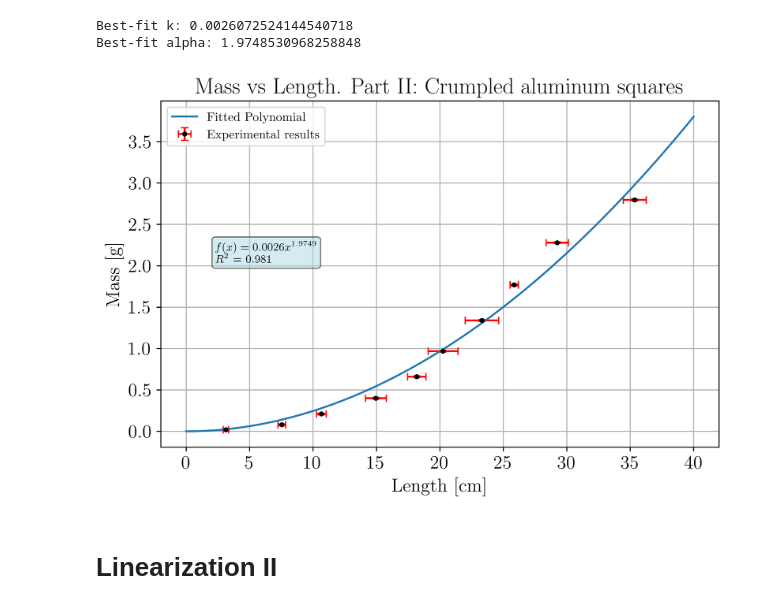
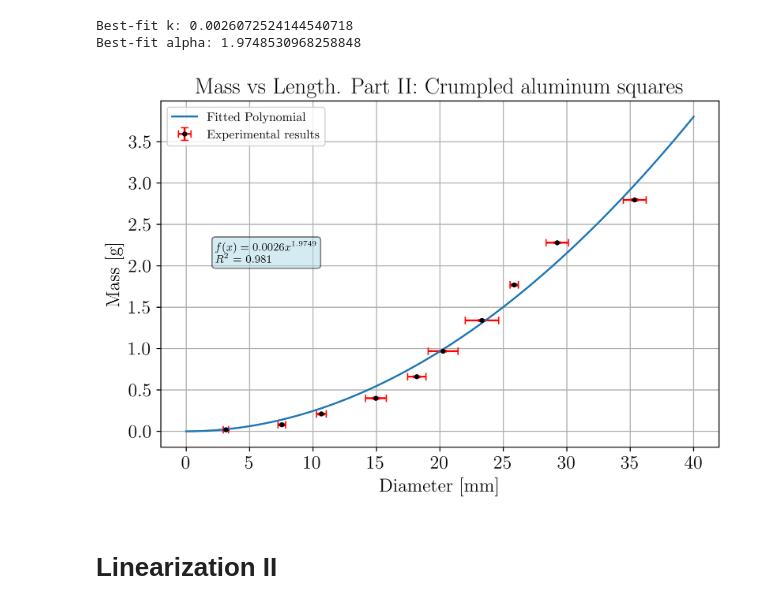
Before and after one commit to MIK2292/Lab_Sc_data_acquisition, a Jupyter notebook: 01_alluminio_frattale/Graph Notebook.ipynb, the cells around one changed output. Drawn from its saved outputs; the diff is of its cells as text; code cells hidden in the pictures.

```diff
--- a/01_alluminio_frattale/Graph Notebook.ipynb
+++ b/01_alluminio_frattale/Graph Notebook.ipynb
@@ -118,30 +118,30 @@ Best-fit alpha: 1.9748530968258848
 # %%
 #Power Law fit
 x_fit = np.linspace(0, 40, 100)
 
 
 r_squared = r2_score(mass, power_law(diameters, *params))
 equation_str = f"$f(x) = {k:.4f}x^{{{alpha:.4f}}}$"
 
 fig, ax = plt.subplots(figsize=(8, 5), dpi = 500)
 
 ax.errorbar(diameters,mass, xerr = dataexp_2['Error Diameter'], yerr = dataexp_1['Error Mass'],color = 'black', ecolor = "red",capsize = 3, fmt = '.',  label = 'Experimental results')
 ax.plot(x_fit, power_law(x_fit, *params), label='Fitted Polynomial')
 
 # Enclose the text in a box
 props = dict(boxstyle='round', facecolor='lightblue', alpha=0.5)
 textstr = f"{equation_str}\n$R^2$ = {r_squared:.3f}"
 plt.text(2.3, 2.3, textstr, fontsize=9, verticalalignment='top', bbox=props)
 
-plt.xlabel('Length [cm]')
+plt.xlabel('Diameter [mm]')
 plt.ylabel('Mass [g]')
 plt.title('Mass vs Length. Part II: Crumpled aluminum squares')
 plt.grid()
 plt.legend()
 
 plt.show()
 # %% [output]
-[figure, old version]
+[figure, new version]
 # %% [markdown]
 # Linearization II
 # %%
```
Also changed, not shown: 11 other files.
